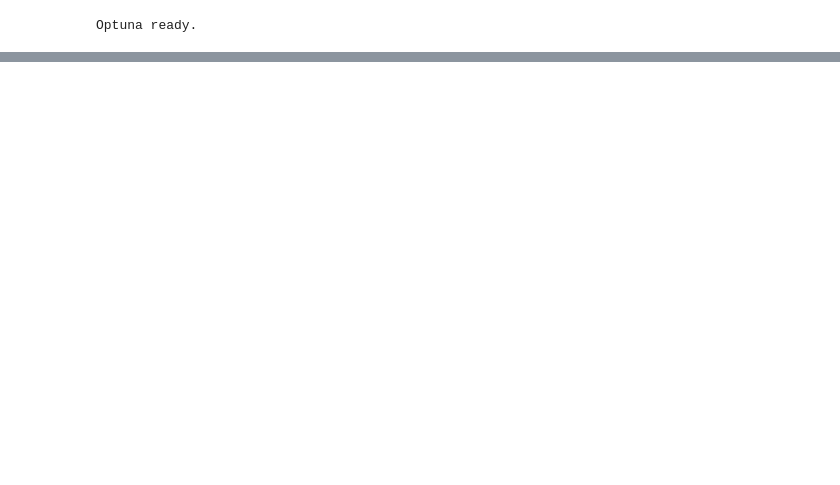
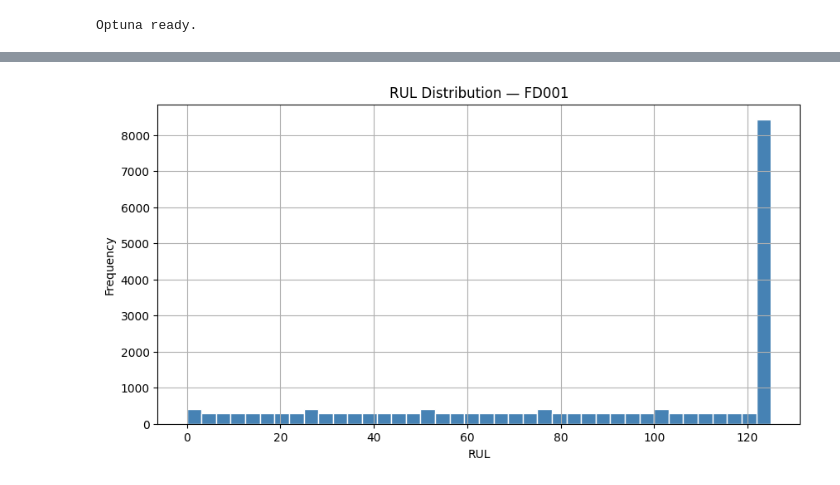
Before and after one commit to PihuCodeTech/Aircraft-Engine-RUL-Prediction, a Jupyter notebook: notebooks/TCN.ipynb, the cells around one changed output, grey strips where cells are left out. Cells and saved outputs as stored; diff of their text form; code cells hidden in the pictures; blank space fills up the shorter version.

Commit message:
Implemented Bayseian + Random

```diff
--- a/notebooks/TCN.ipynb
+++ b/notebooks/TCN.ipynb
@@ -158,0 +252,98 @@ All datasets loaded successfully.
+# %%
+# ══════════════════════════════════════════════════════════════════════════════
+# TCN — SNIPPET 2: TRAINING + EVALUATION + BASELINE (PHASE 0)
+# MODIFIED: Document 8's inline training loop converted to train_and_evaluate
+# so the same code serves both the baseline run and Snippet 6's retrain.
+# Phase 0 output is identical to running Document 8 directly.
+# ══════════════════════════════════════════════════════════════════════════════
+MODEL_NAME = 'TCN'
+DATASETS   = ['FD001','FD002','FD003','FD004']
+
+def get_callbacks(hp):
+    return [
+        EarlyStopping(monitor='val_loss', patience=hp['patience_es'],
+                      restore_best_weights=True, verbose=0),
+        ReduceLROnPlateau(monitor='val_loss', factor=hp['lr_factor'],
+                          patience=hp['patience_lr'],
+                          min_lr=hp['min_lr'], verbose=1)
+    ]
+
+def train_and_evaluate(dataset, hp, show_plots=True):
+    """Full pipeline: load → preprocess → sequences → train → evaluate."""
+    np.random.seed(SEED); tf.random.set_seed(SEED); random.seed(SEED)
+
+    train_raw, test_raw, y_test = load_data(dataset)
+    train_df, test_df, feature_cols = preprocess(
+        train_raw.copy(), test_raw.copy(), dataset)
+
+    if show_plots:
+        plot_rul_dist(train_df, dataset)
+
+    eids             = train_df['id'].unique()
+    tr_e, val_e      = train_test_split(eids, test_size=0.2, random_state=SEED)
+    X_train, y_train = create_sequences(
+        train_df[train_df['id'].isin(tr_e)], feature_cols, SEQ_LEN)
+    X_val,   y_val   = create_sequences(
+        train_df[train_df['id'].isin(val_e)], feature_cols, SEQ_LEN)
+    X_test           = create_test_sequences(test_df, feature_cols, SEQ_LEN)
+    nf               = X_train.shape[2]
+
+    print(f"  Train:{X_train.shape} Val:{X_val.shape} Test:{X_test.shape}")
+
+    model = build_tcn(SEQ_LEN, nf, hp)
+    hist  = model.fit(X_train, y_train,
+                      validation_data=(X_val, y_val),
+                      epochs=hp['epochs'],
+                      batch_size=hp['batch_size'],
+                      callbacks=get_callbacks(hp),
+                      verbose=0)
+
+    vp = model.predict(X_val,  verbose=0).flatten()
+    tp = model.predict(X_test, verbose=0).flatten()
+
+    assert vp.shape == y_val.shape,  f"Val shape: {vp.shape}"
+    assert tp.shape == y_test.shape, f"Test shape: {tp.shape}"
+
+    print("\n  Validation:")
+    report_metrics(f"  {MODEL_NAME}", y_val, vp)
+    print("  Test:")
+    r, m, ms, n = report_metrics(f"  {MODEL_NAME}", y_test, tp)
+
+    if show_plots:
+        plot_loss(hist, MODEL_NAME, dataset)
+        plot_predictions(y_test, tp, MODEL_NAME, dataset)
+        plot_residuals(y_test, tp, MODEL_NAME, dataset)
+
+    return {'rmse': r, 'mae': m, 'mse': ms, 'nasa': n,
+            'test_preds': tp, 'val_preds': vp,
+            'y_test': y_test, 'y_val': y_val}
+
+# ══════════════════════════════════════════════════════════════════════════════
+# PHASE 0 — BASELINE: default HP from Document 8, all 4 datasets
+# ══════════════════════════════════════════════════════════════════════════════
+all_results = {}
+
+print(f"\n{'█'*55}")
+print(f"  TCN BASELINE — Default HP")
+print(f"  filters={HP_DEFAULT['filters']}  kernel={HP_DEFAULT['kernel_size']}  "
+      f"dilations={HP_DEFAULT['dilations']}")
+print(f"  lr={HP_DEFAULT['lr']}  batch={HP_DEFAULT['batch_size']}  "
+      f"dropout={HP_DEFAULT['dropout']}")
+print(f"{'█'*55}")
+
+for dataset in DATASETS:
+    print(f"\n{'█'*55}\n  {MODEL_NAME} | {dataset}\n{'█'*55}")
+    all_results[dataset] = train_and_evaluate(dataset, HP_DEFAULT)
+
+print(f"\n{'═'*60}\n  {MODEL_NAME} BASELINE RESULTS\n{'═'*60}")
+print(f"{'Dataset':<10} {'RMSE':>8} {'MAE':>8} {'MSE':>10} {'NASA':>10}")
+print(f"{'':─<10} {'':─>8} {'':─>8} {'':─>10} {'':─>10}")
+for ds in DATASETS:
+    r = all_results[ds]
+    print(f"{ds:<10} {r['rmse']:>8.3f} {r['mae']:>8.3f} "
+          f"{r['mse']:>10.3f} {r['nasa']:>10.1f}")
+
+avg = np.mean([all_results[ds]['rmse'] for ds in DATASETS])
+print(f"\n  Average RMSE: {avg:.3f}")
+plot_rmse_bar(all_results, f'{MODEL_NAME} Baseline')
+# %% [output]
@@ -158,0 +359 @@ All datasets loaded successfully.
+[figure, added]
```
Also changed, not shown: parts of 8 cells of this notebook.
